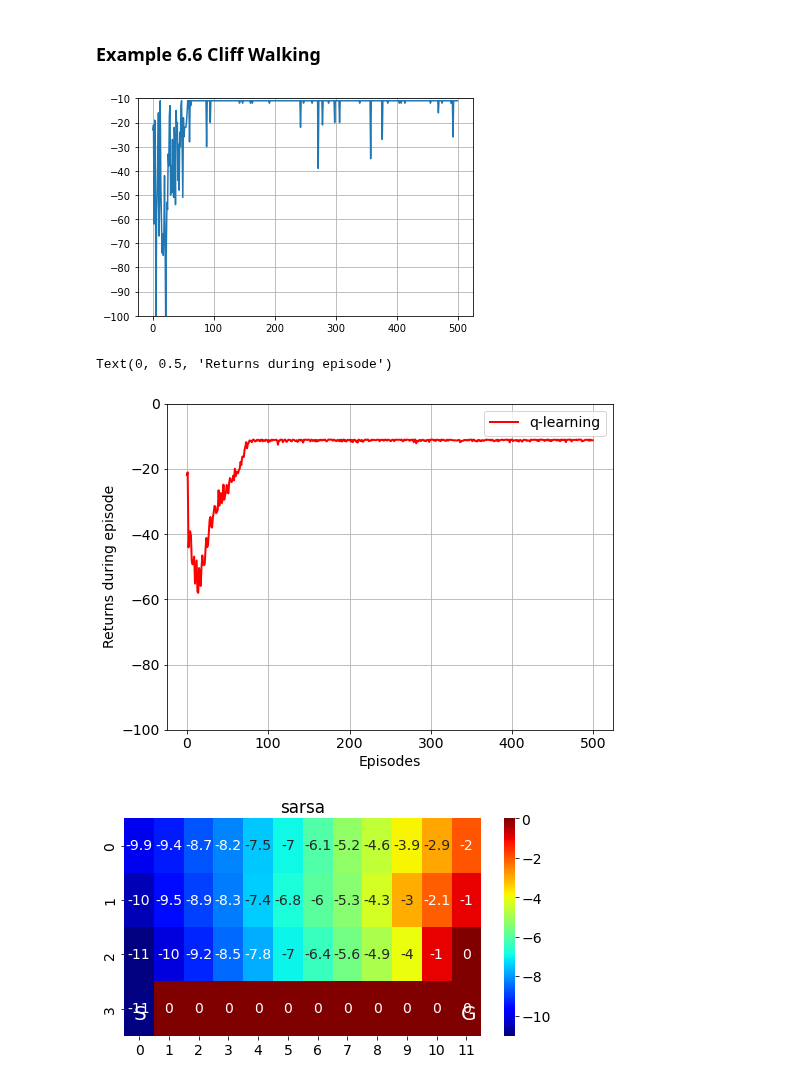
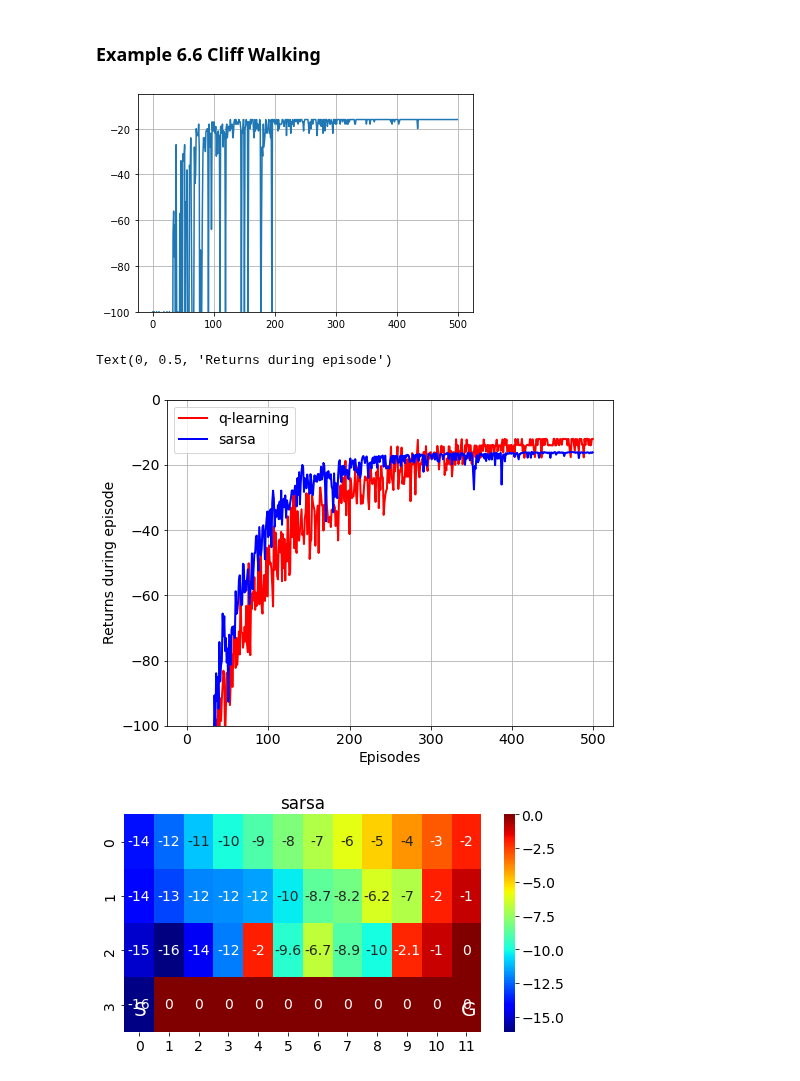
Before and after one commit to ha5ha6/judy_blog, a Jupyter notebook: _notebooks/cliff_walking.ipynb, the cells around one changed output. Saved outputs shown, nothing was run; the diff lists cells and outputs as text; code cells hidden in the pictures.

```diff
--- a/_notebooks/cliff_walking.ipynb
+++ b/_notebooks/cliff_walking.ipynb
@@ -31,7 +31,7 @@ def step(s,a):
     if s_==GOAL:
         return s_,0,True
     elif s_[0]==n_rows-1 and s_[1] in CLIFF:
-        return s_,-11,True
+        return s_,-100,True
     else:
         return s_,-1,False
 
@@ -42,18 +42,21 @@ def e_greedy(eps,q):
     else:
         return np.argmax(q)
 
-def run_sarsa(n_eps=500,n_stps=500,eps=0.1,lr=0.5,gm=1.):
+def run_sarsa(n_eps=500,n_stps=500,eps=.5,lr=0.5,gm=1.):
 
     Q=np.zeros((n_rows,n_cols,n_a))
 
     r_all,stp_all,cnt_all=[],[],[]
     stpCnt=0
 
+    eps_decay=0.99
+
     for ep in range(n_eps):
 
         r_sum,done=0,False
         s=START
         a=e_greedy(eps,Q[s[0],s[1]])
+        eps*=eps_decay
 
         for stp in range(n_stps):
 
@@ -89,8 +92,8 @@ for n in range(n_runs):
     r_sarsa_all.append(r_sarsa)
 # %%
 plt.plot(r_sarsa)
-plt.ylim([-100,-10])
+plt.ylim([-100,-5])
 plt.grid()
 # %% [output]
-[figure, old version]
+[figure, new version]
 # %%
@@ -144,7 +150,7 @@ r_sarsa_all=np.array(r_sarsa_all)
 plt.rcParams['font.size']='14'
 plt.figure(figsize=(8,6))
 plt.plot(r_q_all.mean(axis=0),'r',label='q-learning',linewidth=2)
-#plt.plot(r_sarsa_all.mean(axis=0),'b',label='sarsa',linewidth=2)
+plt.plot(r_sarsa_all.mean(axis=0),'b',label='sarsa',linewidth=2)
 plt.ylim([-100,0])
 plt.legend()
 plt.grid()
@@ -153,7 +159,7 @@ plt.ylabel('Returns during episode')
 #plt.savefig('sarsa_ql_cliffwalk.png',dpi=350)
 # %% [output]
 Text(0, 0.5, 'Returns during episode')
-[figure, old version]
+[figure, new version]
 # %%
 def plot_heat(q,alg='sarsa'):
 
@@ -172,7 +178,7 @@ def plot_heat(q,alg='sarsa'):
 
 plot_heat(Q_sarsa)
 # %% [output]
-[figure, old version]
+[figure, new version]
 # %%
 plot_heat(Q_q,alg='ql')
 # %% [output]
```
Also changed, not shown: parts of 8 cells of this notebook, 6 other files.
